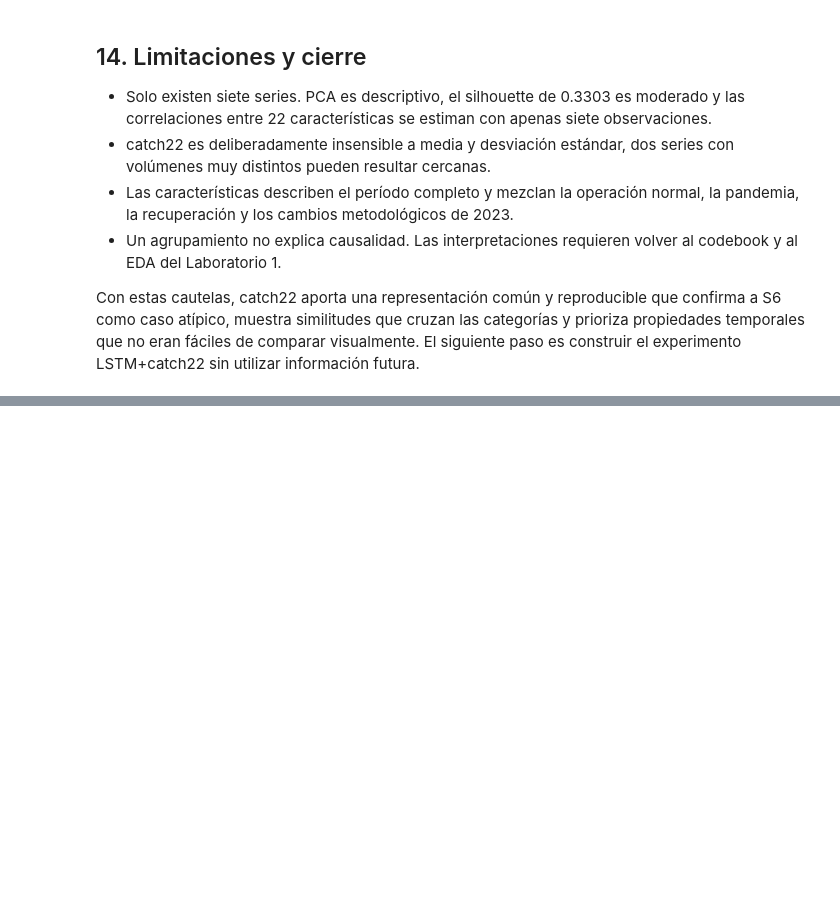
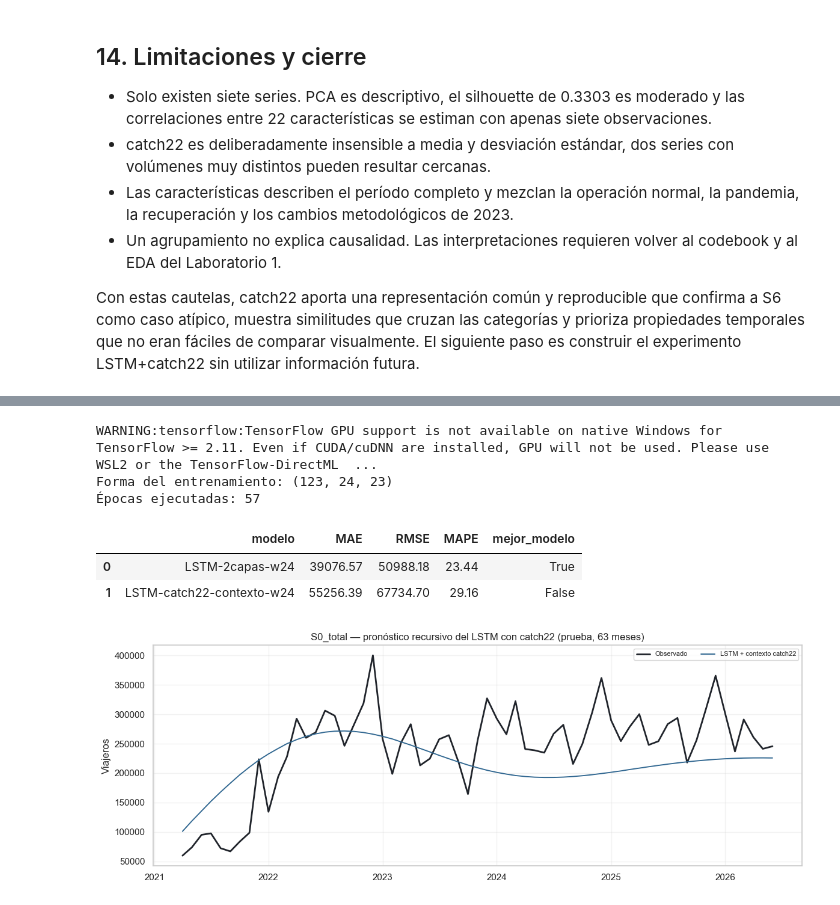
Before and after one commit to JosFer720/Laboratorio-1-Series-de-Tiempo, a Jupyter notebook: notebooks/07_catch22.ipynb, the cells around one changed output, grey strips where cells are left out. Cells and saved outputs as stored; diff of their text form; code cells hidden in the pictures; blank space fills up the shorter version.

Commit message:
[ADD] integrar características catch22 al modelo LSTM de S0

```diff
--- a/notebooks/07_catch22.ipynb
+++ b/notebooks/07_catch22.ipynb
@@ -657,0 +725,78 @@ información futura.
+# %%
+resultado_lstm_catch22 = entrenar_lstm_catch22(
+    train=train_s0,
+    test=test_s0,
+    catch22_features=catch22_s0,
+    seed=SEED,
+    **PARAMETROS_CATCH22,
+)
+pred_catch22 = resultado_lstm_catch22["y_pred"]
+
+assert pred_catch22.index.equals(test_s0.index)
+assert len(pred_catch22) == 63
+assert np.isfinite(pred_catch22.to_numpy()).all()
+assert resultado_lstm_catch22["forma_entrenamiento"] == (123, 24, 23)
+
+print("Forma del entrenamiento:", resultado_lstm_catch22["forma_entrenamiento"])
+print(
+    "Épocas ejecutadas:",
+    len(resultado_lstm_catch22["historial"].history["loss"]),
+)
+# %% [output]
+WARNING:tensorflow:TensorFlow GPU support is not available on native Windows for TensorFlow >= 2.11. Even if CUDA/cuDNN are installed, GPU will not be used. Please use WSL2 or the TensorFlow-DirectML  ...
+Forma del entrenamiento: (123, 24, 23)
+Épocas ejecutadas: 57
+# %%
+metricas_catch22 = calcular_metricas(test_s0, pred_catch22)
+fila_catch22 = {
+    "serie": "S0_total",
+    "modelo": "LSTM-catch22-contexto-w24",
+    "parametros": PARAMETROS_CATCH22,
+    "transformacion": "MinMax objetivo + catch22 estandarizado en train",
+    "AIC": np.nan,
+    "BIC": np.nan,
+    **metricas_catch22,
+    "Ljung_Box_p": np.nan,
+    "Jarque_Bera_p": np.nan,
+    "mejor_modelo": False,
+}
+
+comparacion_lstm_catch22 = tabla_comparativa([
+    mejor_base.to_dict(),
+    fila_catch22,
+])
+comparacion_lstm_catch22.to_csv(
+    DIR_RESULTADOS / "lstm_catch22_s0.csv",
+    index=False,
+)
+
+pronostico_lstm_catch22 = pd.DataFrame({
+    "fecha": test_s0.index,
+    "y_real": test_s0.to_numpy(),
+    "y_pred": pred_catch22.to_numpy(),
+})
+pronostico_lstm_catch22.to_csv(
+    DIR_RESULTADOS / "pronostico_lstm_catch22_s0.csv",
+    index=False,
+)
+
+comparacion_lstm_catch22[[
+    "modelo", "MAE", "RMSE", "MAPE", "mejor_modelo"
+]].round(2)
+# %% [output]
+|  | modelo | MAE | RMSE | MAPE | mejor_modelo |
+| 0 | LSTM-2capas-w24 | 39076.57 | 50988.18 | 23.44 | True |
+| 1 | LSTM-catch22-contexto-w24 | 55256.39 | 67734.70 | 29.16 | False |
+# %%
+figura, _ = graficar_real_pronostico(
+    y_real=test_s0,
+    pronosticos={"LSTM + contexto catch22": pred_catch22},
+    titulo=(
+        "S0_total — pronóstico recursivo del LSTM con catch22 "
+        "(prueba, 63 meses)"
+    ),
+    ruta_salida=DIR_IMG / "17_lstm_catch22_s0.png",
+)
+plt.show()
+# %% [output]
+[figure, added]
```
Also changed, not shown: parts of 3 cells of this notebook, 7 other files.
